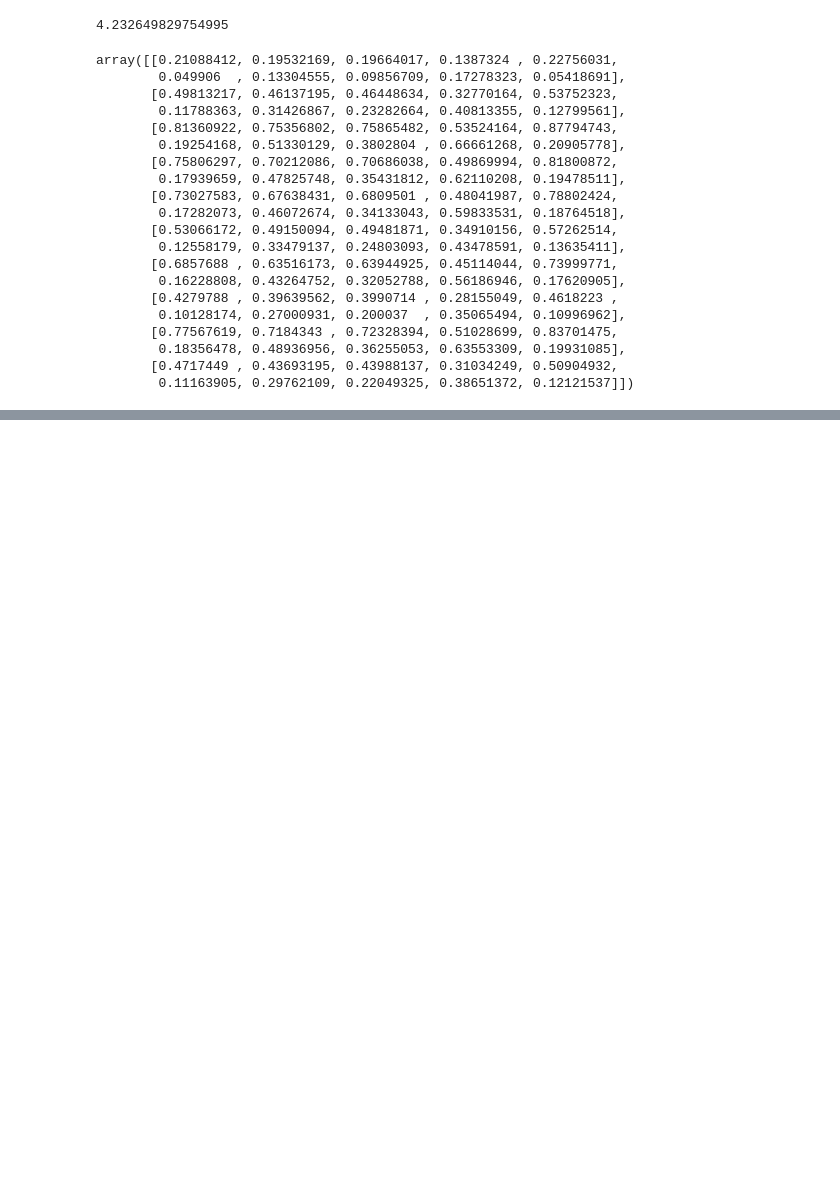
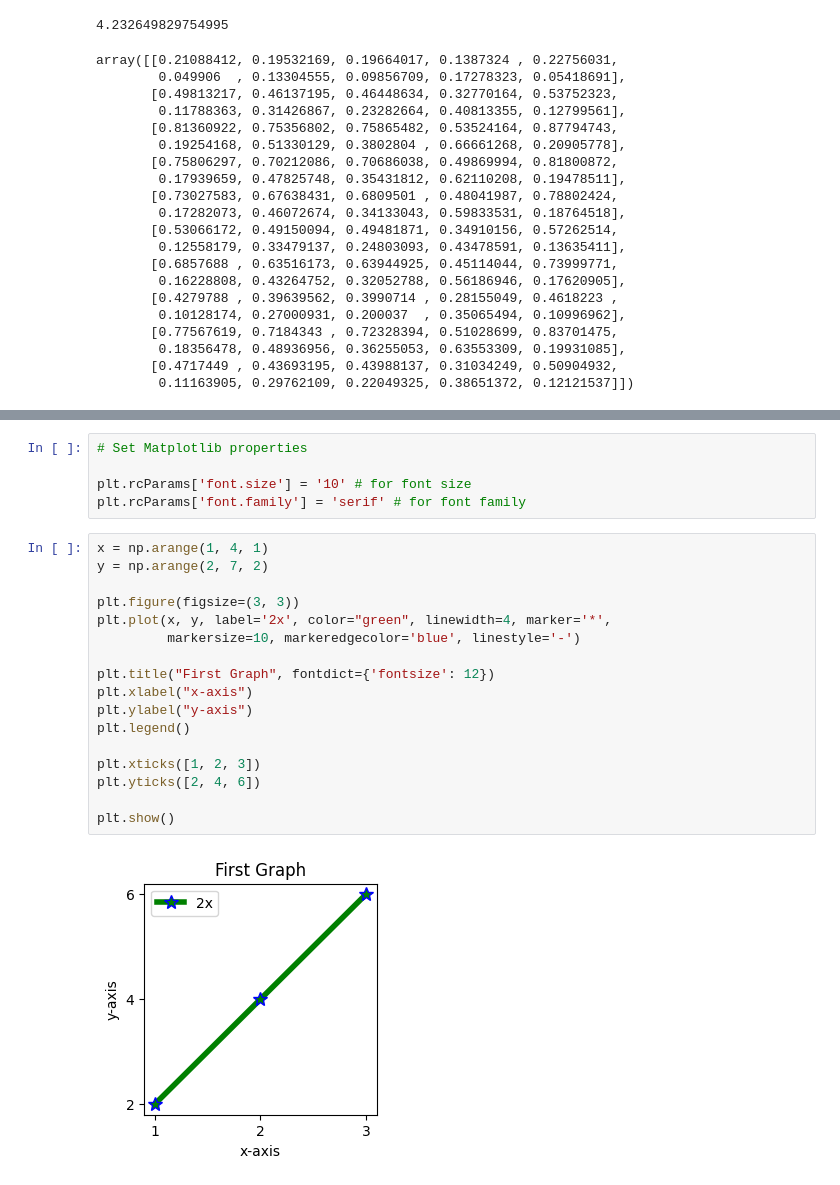
Before and after one commit to NavinKumarMNK/My-Works-2023, a Jupyter notebook: Machine-Learning/ML-101.ipynb, the cells around one changed output, grey strips where cells are left out. Drawn from its saved outputs; the diff is of its cells as text; blank space fills up the shorter version.

Commit message:
Matplotlib finished

```diff
--- a/Machine-Learning/ML-101.ipynb
+++ b/Machine-Learning/ML-101.ipynb
@@ -1022,0 +1033,24 @@ array([[0.21088412, 0.19532169, 0.19664017, 0.1387324 , 0.22756031,
+# %%
+# Set Matplotlib properties
+
+plt.rcParams['font.size'] = '10' # for font size
+plt.rcParams['font.family'] = 'serif' # for font family
+# %%
+x = np.arange(1, 4, 1)
+y = np.arange(2, 7, 2)
+
+plt.figure(figsize=(3, 3))
+plt.plot(x, y, label='2x', color="green", linewidth=4, marker='*',
+         markersize=10, markeredgecolor='blue', linestyle='-')
+
+plt.title("First Graph", fontdict={'fontsize': 12})
+plt.xlabel("x-axis")
+plt.ylabel("y-axis")
+plt.legend()
+
+plt.xticks([1, 2, 3])
+plt.yticks([2, 4, 6])
+
+plt.show()
+# %% [output]
+[figure, added]
```
Also changed, not shown: parts of 24 cells of this notebook, 1 other file.
